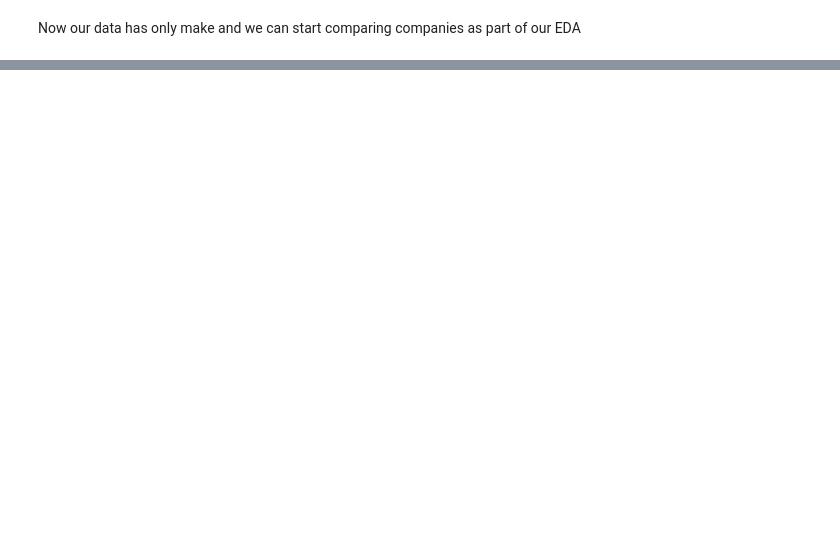
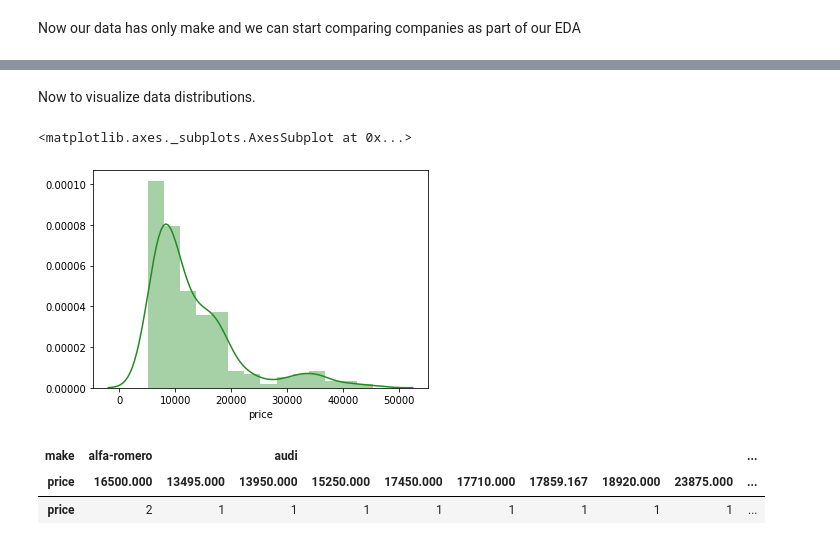
Before and after one commit to daveajstearns/cars, a Jupyter notebook: cars_project.ipynb, the cells around one changed output, grey strips where cells are left out. Saved outputs shown, nothing was run; the diff lists cells and outputs as text; code cells hidden in the pictures; blank space fills up the shorter version.

```diff
--- a/cars_project.ipynb
+++ b/cars_project.ipynb
@@ -180,0 +195,2 @@ Now our data has only make and we can start comparing companies as part of our E
+# %%
+data.drop(columns=['car_ID'], axis=1, inplace=True)
@@ -180,0 +207,13 @@ Now our data has only make and we can start comparing companies as part of our E
+# %% [markdown]
+Now to visualize data distributions.
+# %%
+sns.distplot(data['price'], color='forestgreen')
+# %% [output]
+<matplotlib.axes._subplots.AxesSubplot at 0x...>
+[figure, added]
+# %%
+pd.DataFrame(data.groupby('make')['price'].value_counts()).T
+# %% [output]
+| make | alfa-romero |  | audi |  |  |  |  |  |  | ... |
+| price | 16500.000 | 13495.000 | 13950.000 | 15250.000 | 17450.000 | 17710.000 | 17859.167 | 18920.000 | 23875.000 | ... |
+| price | 2 | 1 | 1 | 1 | 1 | 1 | 1 | 1 | 1 | ... |
```
Also changed, not shown: parts of 18 cells of this notebook.
